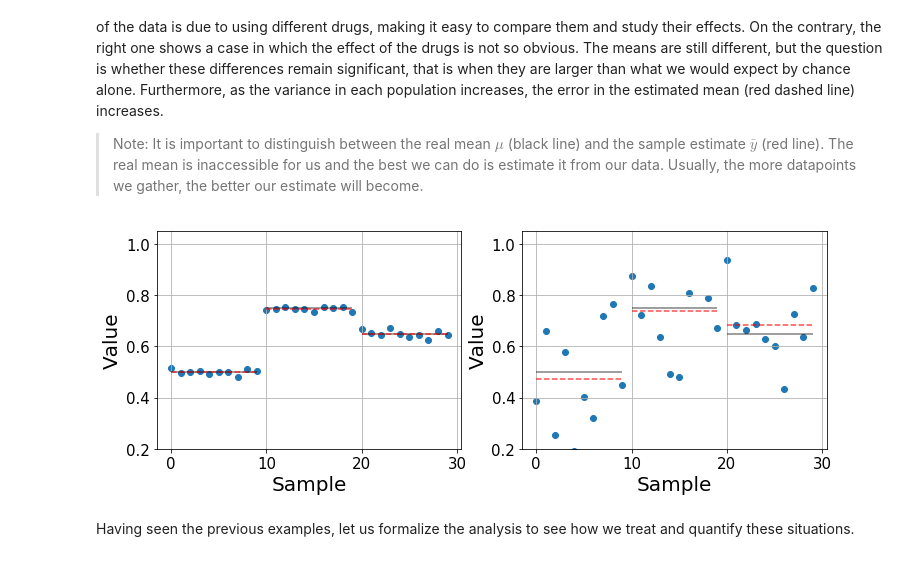
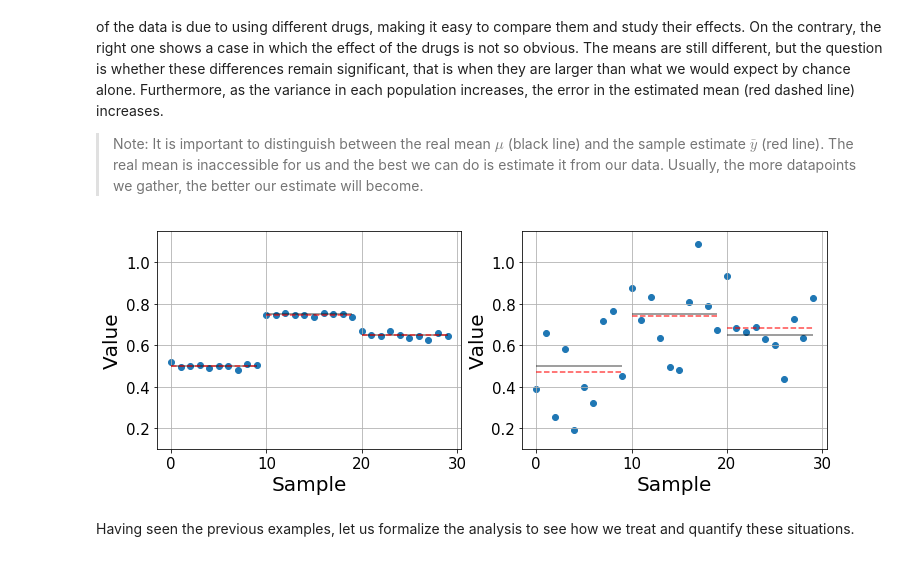
Before and after one commit to ScorpXOY/blog, a Jupyter notebook: _notebooks/2021-10-05-ANOVA.ipynb, the cells around one changed output. Cells and saved outputs as stored; diff of their text form; code cells hidden in the pictures.

```diff
--- a/_notebooks/2021-10-05-ANOVA.ipynb
+++ b/_notebooks/2021-10-05-ANOVA.ipynb
@@ -36,27 +36,27 @@ def synthetic_data(n, means, stds):
     return [np.ones(n)*m + std*np.random.randn(n) for m, std in zip(means, stds)]
 # %%
 np.random.seed(7) # Set random seed for reproducibility
-n = 10
+n_i = 10
 means = [0.5, 0.75, 0.65]
 stds_easy, stds_hard = [0.01]*3, [0.15]*3
-datasets = synthetic_data(n, means, stds_easy), synthetic_data(n, means, stds_hard)
+datasets = synthetic_data(n_i, means, stds_easy), synthetic_data(n, means, stds_hard)
 # %%
 #collapse-hide
-x = np.arange(n*len(means))
+x = np.arange(n_i*len(means))
 fig, axes = plt.subplots(1, 2, figsize=(12, 4))
 
 for ax, ds in zip(axes, datasets):
     ax.scatter(x, np.concatenate(ds, axis=0))
-    for i in range(len(means)):
-        ax.hlines(means[i], x[n*i], x[n*(i+1)-1], alpha=0.5)
-        ax.hlines(np.mean(ds[i]), x[n*i], x[n*(i+1)-1], colors='r', linestyles='--', alpha=0.7)
+    for i, m in enumerate(means):
+        ax.hlines(m, x[n*i], x[n*(i+1)-1], alpha=0.5)
+        ax.hlines(np.mean(ds[i]), x[n_i*i], x[n_i*(i+1)-1], colors='r', linestyles='--', alpha=0.7)
     ax.grid()
     ax.tick_params(labelsize=15)
-    ax.set_ylim(0.2, 1.05)
+    ax.set_ylim(0.1, 1.15)
     ax.set_ylabel("Value", fontsize=20)
     ax.set_xlabel("Sample", fontsize=20);
 # %% [output]
-[figure, old version]
+[figure, new version]
 # %% [markdown]
 Having seen the previous examples, let us formalize the analysis to see how we treat and quantify these situations.
 # %% [markdown]
```
Also changed, not shown: parts of 7 cells of this notebook, 1 other file.
